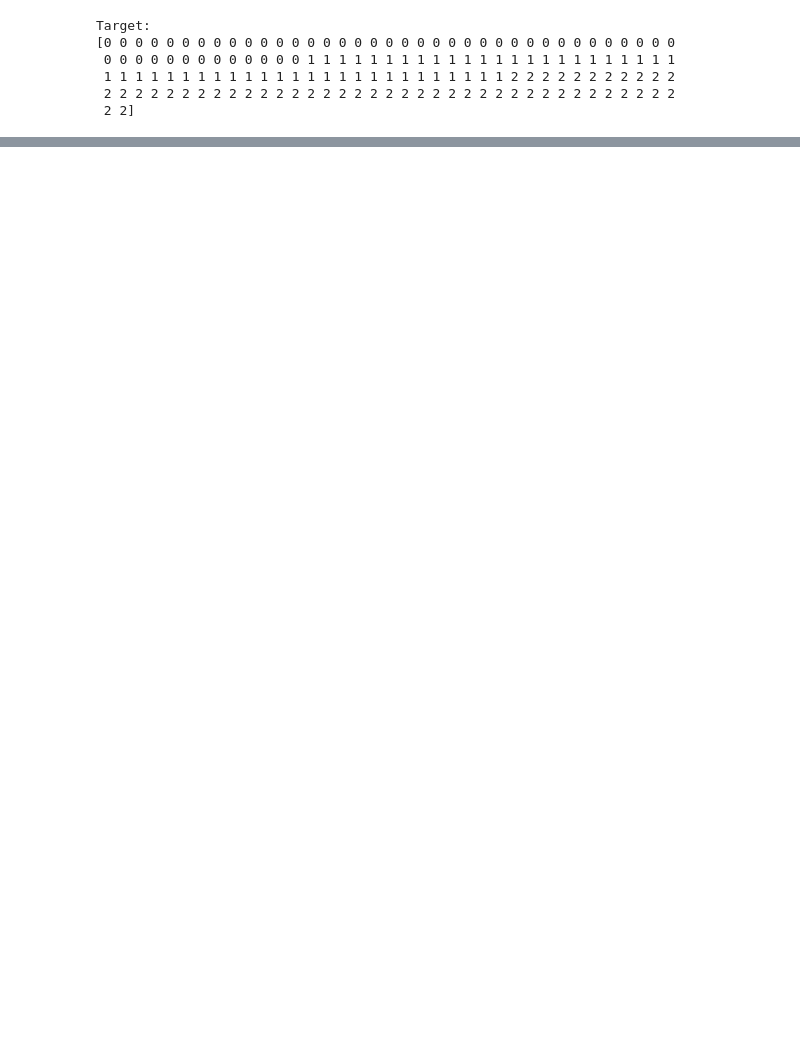
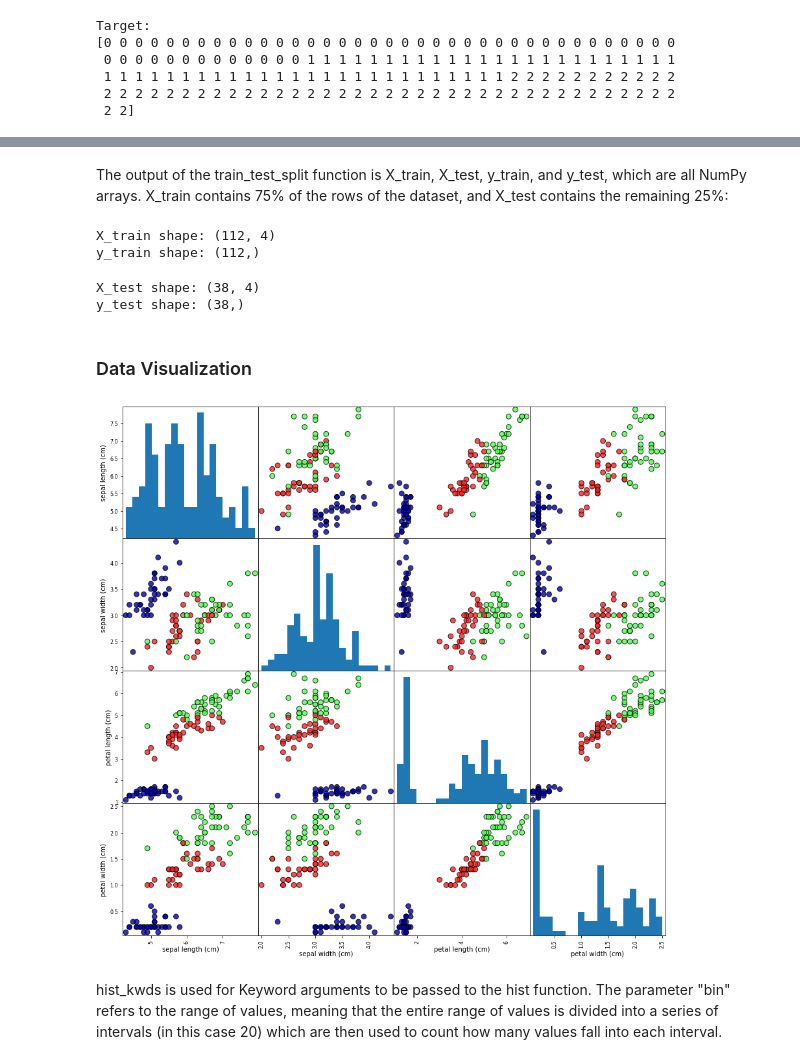
Before and after one commit to ConanMercer/Classification_of_iris_flowers, a Jupyter notebook: IrisAnalysis.ipynb, the cells around one changed output, grey strips where cells are left out. Saved outputs shown, nothing was run; the diff lists cells and outputs as text; code cells hidden in the pictures; blank space fills up the shorter version.

```diff
--- a/IrisAnalysis.ipynb
+++ b/IrisAnalysis.ipynb
@@ -91,0 +112,4 @@ This output can be made sense of by refering to the iris['target_names'] array:
+# %%
+from sklearn.model_selection import train_test_split
+X_train, X_test, y_train, y_test = train_test_split(
+iris_dataset['data'], iris_dataset['target'], random_state=0)
@@ -91,0 +120,28 @@ This output can be made sense of by refering to the iris['target_names'] array:
+# %% [markdown]
+The output of the train_test_split function is X_train, X_test, y_train, and y_test, which are all NumPy arrays. X_train contains 75% of the rows of the dataset, and X_test contains the remaining 25%:
+# %%
+print("X_train shape: {}".format(X_train.shape))
+print("y_train shape: {}".format(y_train.shape))
+# %% [output]
+X_train shape: (112, 4)
+y_train shape: (112,)
+# %%
+print("X_test shape: {}".format(X_test.shape))
+print("y_test shape: {}".format(y_test.shape))
+# %% [output]
+X_test shape: (38, 4)
+y_test shape: (38,)
+# %% [markdown]
+### Data Visualization
+# %%
+# create dataframe from data in X_train
+# label the columns using the strings in iris_dataset.feature_names
+iris_dataframe = pd.DataFrame(X_train, columns=iris_dataset.feature_names)
+# create a scatter matrix from the dataframe, color by y_train
+grr = pd.plotting.scatter_matrix(iris_dataframe, c=y_train, figsize=(15, 15), marker='o', edgecolors="black",
+hist_kwds={'bins': 20}, s=60, alpha=.8, cmap=mglearn.cm3)
+# %% [output]
+[figure, added]
+# %% [markdown]
+hist_kwds is used for Keyword arguments to be passed to the hist function.
+The parameter "bin" refers to the range of values, meaning that the entire range of values is divided into a series of intervals (in this case 20) which are then used to count how many values fall into each interval.
```
Also changed, not shown: parts of 19 cells of this notebook.
